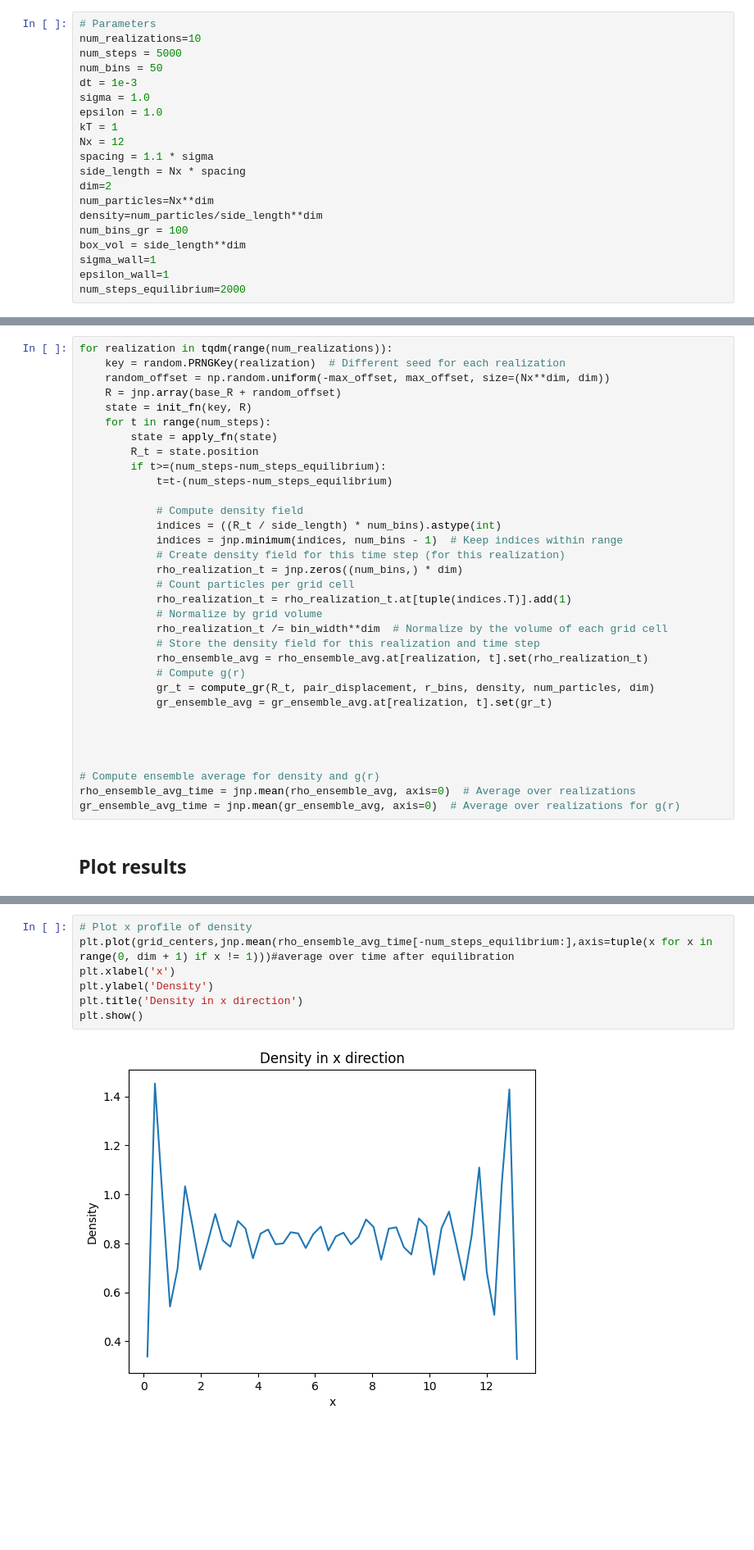
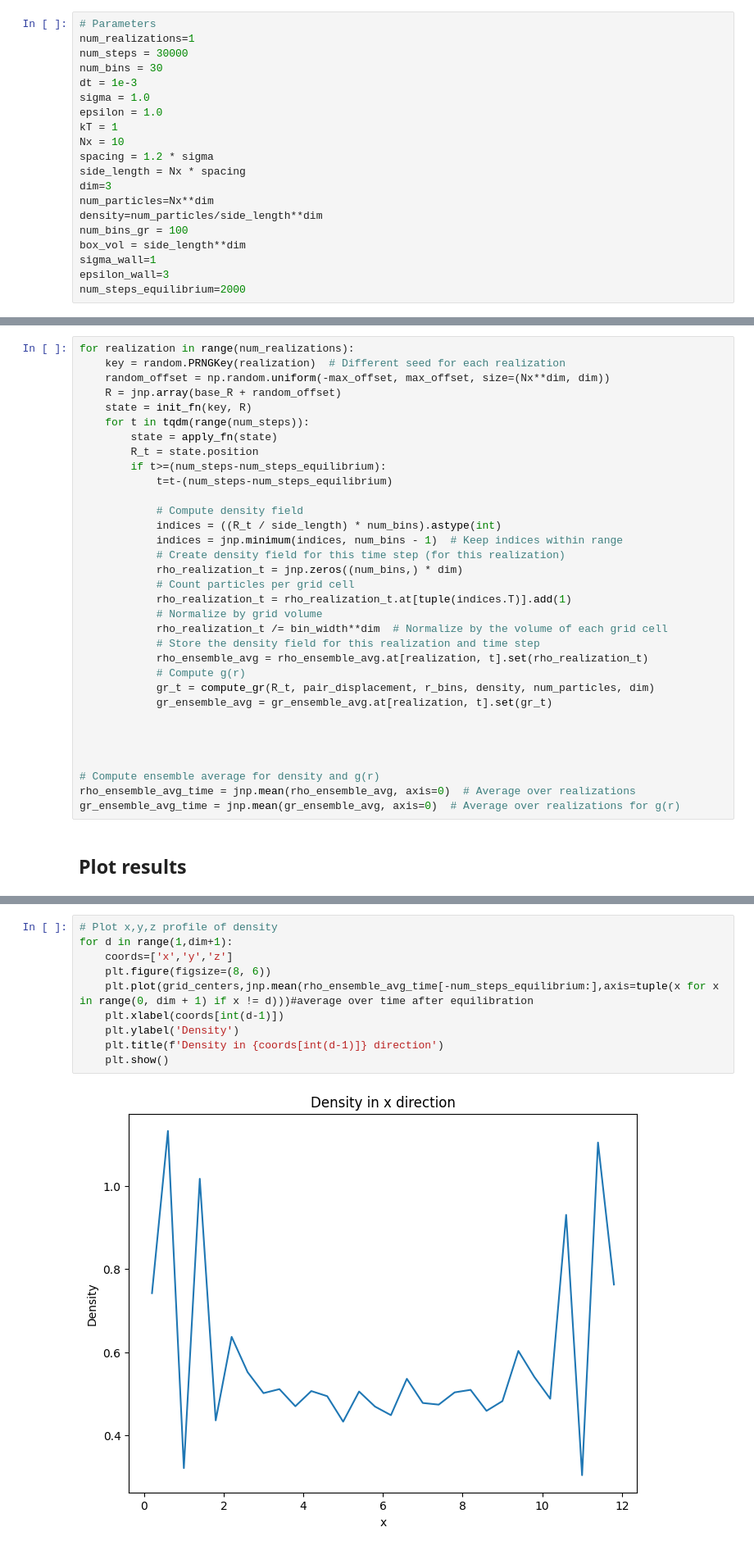
Before and after one commit to tkayutg/MD-sims-NO, a Jupyter notebook: Notebooks/LJ_confined.ipynb, the cells around one changed output, grey strips where cells are left out. Shown: that part at 82% size. Cells and saved outputs as stored; diff of their text form; blank space fills up the shorter version.

```diff
--- a/Notebooks/LJ_confined.ipynb
+++ b/Notebooks/LJ_confined.ipynb
@@ -18,22 +17,22 @@ from jax.scipy.special import gamma
 # %%
 # Parameters
-num_realizations=10
-num_steps = 5000
-num_bins = 50
+num_realizations=1
+num_steps = 30000
+num_bins = 30
 dt = 1e-3
 sigma = 1.0
 epsilon = 1.0
 kT = 1
-Nx = 12
-spacing = 1.1 * sigma
+Nx = 10
+spacing = 1.2 * sigma
 side_length = Nx * spacing
-dim=2
+dim=3
 num_particles=Nx**dim
 density=num_particles/side_length**dim
 num_bins_gr = 100
 box_vol = side_length**dim
 sigma_wall=1
-epsilon_wall=1
+epsilon_wall=3
 num_steps_equilibrium=2000
 # %%
 #Grid set up for density field and radial distribution function
@@ -139,10 +138,10 @@ def compute_gr(positions, pair_displacement, r_bins, density, num_particles, dim
 # %%
-for realization in tqdm(range(num_realizations)):
+for realization in range(num_realizations):
     key = random.PRNGKey(realization)  # Different seed for each realization
     random_offset = np.random.uniform(-max_offset, max_offset, size=(Nx**dim, dim))
     R = jnp.array(base_R + random_offset)
     state = init_fn(key, R)
-    for t in range(num_steps):
+    for t in tqdm(range(num_steps)):
         state = apply_fn(state)
         R_t = state.position
         if t>=(num_steps-num_steps_equilibrium):
@@ -207,9 +198,12 @@ plt.show()
 # %%
-# Plot x profile of density
-plt.plot(grid_centers,jnp.mean(rho_ensemble_avg_time[-num_steps_equilibrium:],axis=tuple(x for x in range(0, dim + 1) if x != 1)))#average over time after equilibration
-plt.xlabel('x')
-plt.ylabel('Density')
-plt.title('Density in x direction')
-plt.show()
+# Plot x,y,z profile of density
+for d in range(1,dim+1):
+    coords=['x','y','z']
+    plt.figure(figsize=(8, 6))
+    plt.plot(grid_centers,jnp.mean(rho_ensemble_avg_time[-num_steps_equilibrium:],axis=tuple(x for x in range(0, dim + 1) if x != d)))#average over time after equilibration
+    plt.xlabel(coords[int(d-1)])
+    plt.ylabel('Density')
+    plt.title(f'Density in {coords[int(d-1)]} direction')
+    plt.show()
 # %% [output]
-[figure, old version]
+[figure, new version]
```
Also changed, not shown: parts of 10 cells of this notebook.
